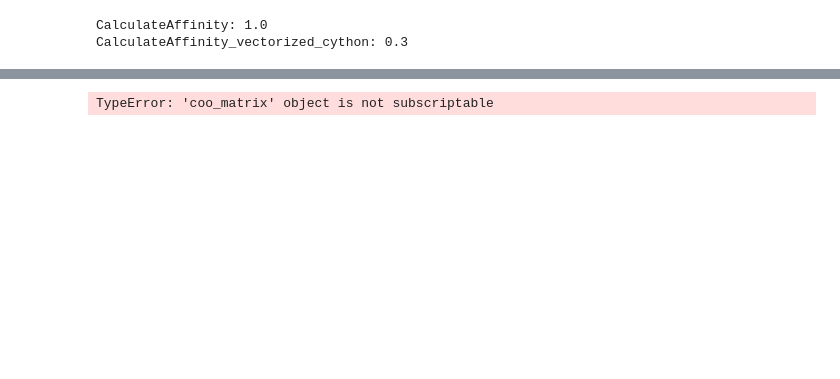
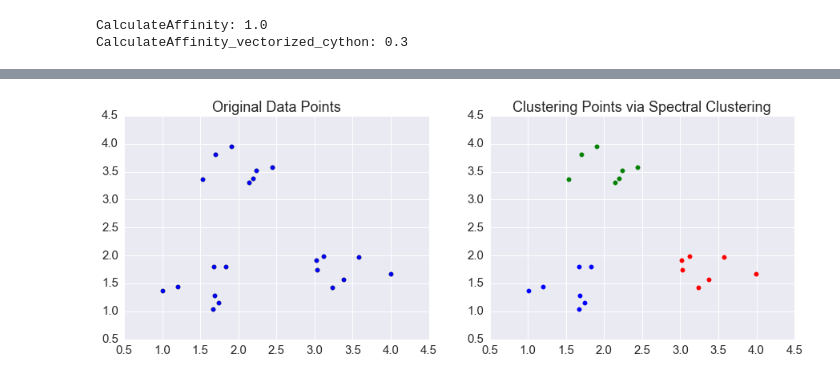
Before and after one commit to wzwangqi/663FinalProject, a Jupyter notebook: ProjectCode.ipynb, the cells around one changed output, grey strips where cells are left out. Saved outputs shown, nothing was run; the diff lists cells and outputs as text; code cells hidden in the pictures; blank space fills up the shorter version.

```diff
--- a/ProjectCode.ipynb
+++ b/ProjectCode.ipynb
@@ -731,27 +517,21 @@ graph.data = np.exp(-graph.data / graph.data.std())
-# %%
-data=graph
-affinity = CalculateAffinity(data)
-labels = spectral_clustering(affinity, n_clusters=4, eigen_solver='arpack')
-
-indicator=np.loadtxt(labels,dtype='int32')
-ID=indicator.tolist()
-IDX=np.asarray(ID)
-
-
-plt.figure(figsize=(15,5))
-plt.subplot(1,2,1)
-plt.scatter(data[:,0],data[:,1],s=30)
-plt.title('Original Data Points')
-
-plt.subplot(1,2,2)
-for i in range(len(IDX)):
-    if IDX[i] == 0:
-        plt.scatter(data[i,0],data[i,1],color='red',s=30)
-    elif IDX[i] == 1:
-        plt.scatter(data[i,0],data[i,1],color = 'blue',s=30)
-#     elif IDX[i] == 2:
-#         plt.scatter(data[i,0],data[i,1],color = 'green',s=30)
-plt.title('Clustering Points with Kmeans')
-plt.show()
-# %% [output]
-TypeError: 'coo_matrix' object is not subscriptable
+# %%
+IDX= Spectral(3,affinity)
+
+# Draw graph
+plt.figure(figsize=(15,5))
+plt.subplot(1,2,1)
+plt.scatter(data[:,0],data[:,1],s=30)
+plt.title('Original Data Points')
+
+plt.subplot(1,2,2)
+for i in range(len(IDX)):
+    if IDX[i] == 0:
+        plt.scatter(data[i,0],data[i,1],color='red',s=30)
+    elif IDX[i] == 1:
+        plt.scatter(data[i,0],data[i,1],color = 'blue',s=30)
+    elif IDX[i] == 2:
+        plt.scatter(data[i,0],data[i,1],color = 'green',s=30)
+plt.title('Clustering Points via Spectral Clustering')
+plt.show()
+# %% [output]
+[figure, added]
```
Also changed, not shown: parts of 98 cells of this notebook.
